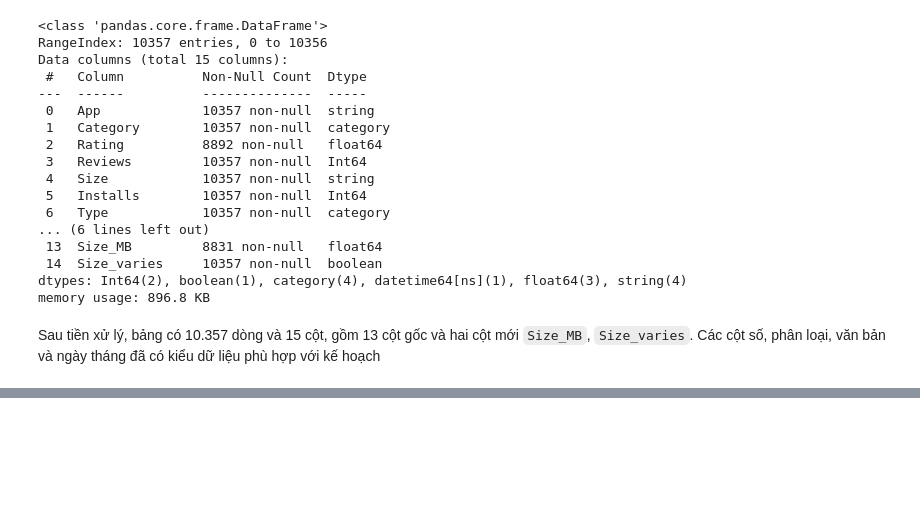
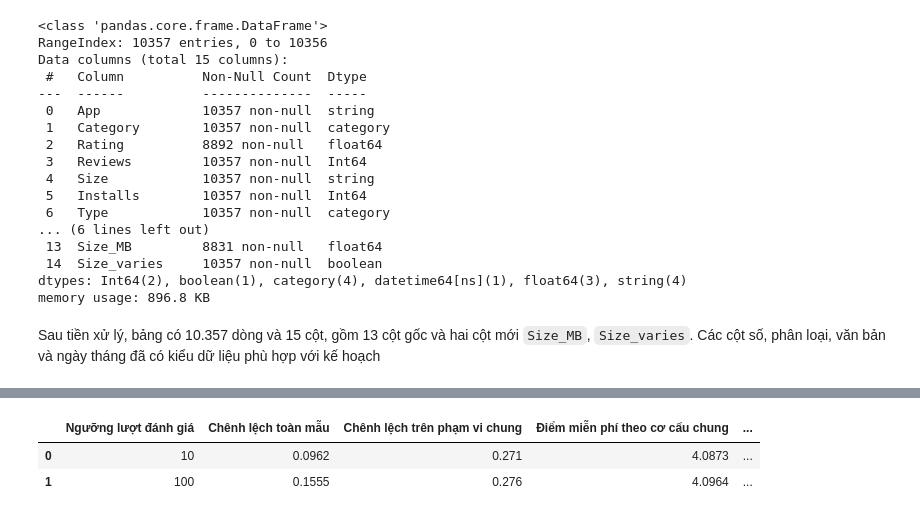
Before and after one commit to Homeless05/google-play-store-apps-analysis, a Jupyter notebook: notebooks/02_analysis.ipynb, the cells around one changed output, grey strips where cells are left out. Drawn from its saved outputs; the diff is of its cells as text; code cells hidden in the pictures; blank space fills up the shorter version.

```diff
--- a/notebooks/02_analysis.ipynb
+++ b/notebooks/02_analysis.ipynb
@@ -429,0 +606,88 @@ Sau tiền xử lý, bảng có 10.357 dòng và 15 cột, gồm 13 cột gốc
+# %%
+# ---------- 1. Mã hóa tổ hợp để tính trung bình có trọng số ----------
+q1_app_names = pd.Index(q1_analysis[10]["App"].drop_duplicates())
+q1_n_apps = len(q1_app_names)
+q1_n_groups = len(q1_common_groups)
+
+def q1_pack(frame):
+    group_codes = q1_common_groups.get_indexer(
+        pd.MultiIndex.from_frame(frame[q1_group_cols])
+    )
+    app_codes = q1_app_names.get_indexer(frame["App"])
+    if (group_codes < 0).any() or (app_codes < 0).any():
+        raise ValueError("Bản ghi nằm ngoài phạm vi đối chiếu.")
+    cells = 2 * group_codes + frame["Type"].eq("Paid").to_numpy(dtype=int)
+    return cells, app_codes, frame["Rating"].to_numpy(dtype=float)
+
+
+def q1_group_means(packed, app_multiplicity=None):
+    cells, app_codes, ratings = packed
+    row_weights = (np.ones(len(ratings)) if app_multiplicity is None
+                   else app_multiplicity[app_codes])
+    counts = np.bincount(cells, weights=row_weights, minlength=2 * q1_n_groups)
+    sums = np.bincount(cells, weights=row_weights * ratings,
+                       minlength=2 * q1_n_groups)
+    means = np.divide(sums, counts, out=np.full(len(sums), np.nan), where=counts > 0)
+    return means.reshape(q1_n_groups, 2), counts.reshape(q1_n_groups, 2)
+
+
+def q1_adjusted_difference(frame):
+    means, counts = q1_group_means(q1_pack(frame))
+    if (counts == 0).any():
+        return np.nan
+    return float(q1_weights @ (means[:, 1] - means[:, 0]))
+
+
+def q1_raw_difference(frame):
+    means = frame.groupby("Type", observed=True)["Rating"].mean()
+    return float(means.get("Paid", np.nan) - means.get("Free", np.nan))
+
+q1_packed = {t: q1_pack(q1_analysis[t]) for t in [10, 100]}
+q1_rng = np.random.default_rng(42)
+q1_boot_draws = []
+q1_attempts = 0
+while len(q1_boot_draws) < 1_000 and q1_attempts < 5_000:
+    q1_attempts += 1
+    app_multiplicity = np.bincount(
+        q1_rng.integers(q1_n_apps, size=q1_n_apps), minlength=q1_n_apps
+    )
+    differences = []
+    for threshold in [10, 100]:
+        means, counts = q1_group_means(q1_packed[threshold], app_multiplicity)
+        differences.append(
+            np.nan if (counts == 0).any()
+            else float(q1_weights @ (means[:, 1] - means[:, 0]))
+        )
+    if np.isfinite(differences).all():
+        q1_boot_draws.append(differences)
+
+if len(q1_boot_draws) < 1_000:
+    raise ValueError("Không đủ lần lấy mẫu hợp lệ để ước lượng khoảng tin cậy.")
+q1_boot_draws = np.asarray(q1_boot_draws)
+q1_stats_rows = []
+for position, threshold in enumerate([10, 100]):
+    frame = q1_analysis[threshold]
+    group_means, _ = q1_group_means(q1_packed[threshold])
+    low, high = np.quantile(q1_boot_draws[:, position], [0.025, 0.975])
+    q1_stats_rows.append({
+        "Ngưỡng lượt đánh giá": threshold,
+        "Chênh lệch toàn mẫu": q1_raw_difference(q1_samples[threshold]),
+        "Chênh lệch trên phạm vi chung": q1_raw_difference(frame),
+        "Điểm miễn phí theo cơ cấu chung": q1_weights @ group_means[:, 0],
+        "Điểm trả phí theo cơ cấu chung": q1_weights @ group_means[:, 1],
+        "Chênh lệch sau phân nhóm": q1_adjusted_difference(frame),
+        "Cận dưới 95%": low,
+        "Cận trên 95%": high
+    })
+q1_statistics = pd.DataFrame(q1_stats_rows)
+display(q1_statistics.round(4))
+
+q1_change = q1_statistics.iloc[1]["Chênh lệch sau phân nhóm"] - q1_statistics.iloc[0]["Chênh lệch sau phân nhóm"]
+q1_change_ci = np.quantile(q1_boot_draws[:, 1] - q1_boot_draws[:, 0], [0.025, 0.975])
+print(f"Thay đổi chênh lệch khi nâng ngưỡng: {q1_change:+.4f} điểm")
+print(f"Khoảng tin cậy 95% của thay đổi: [{q1_change_ci[0]:.4f}; {q1_change_ci[1]:.4f}]")
+print(f"Số lần lấy mẫu hợp lệ: {len(q1_boot_draws):,}; số lần không đủ nhóm: {q1_attempts - len(q1_boot_draws):,}")
+# %% [output]
+|  | Ngưỡng lượt đánh giá | Chênh lệch toàn mẫu | Chênh lệch trên phạm vi chung | Điểm miễn phí theo cơ cấu chung | ... |
+| 0 | 10 | 0.0962 | 0.271 | 4.0873 | ... |
+| 1 | 100 | 0.1555 | 0.276 | 4.0964 | ... |
```
Also changed, not shown: parts of 15 cells of this notebook.
